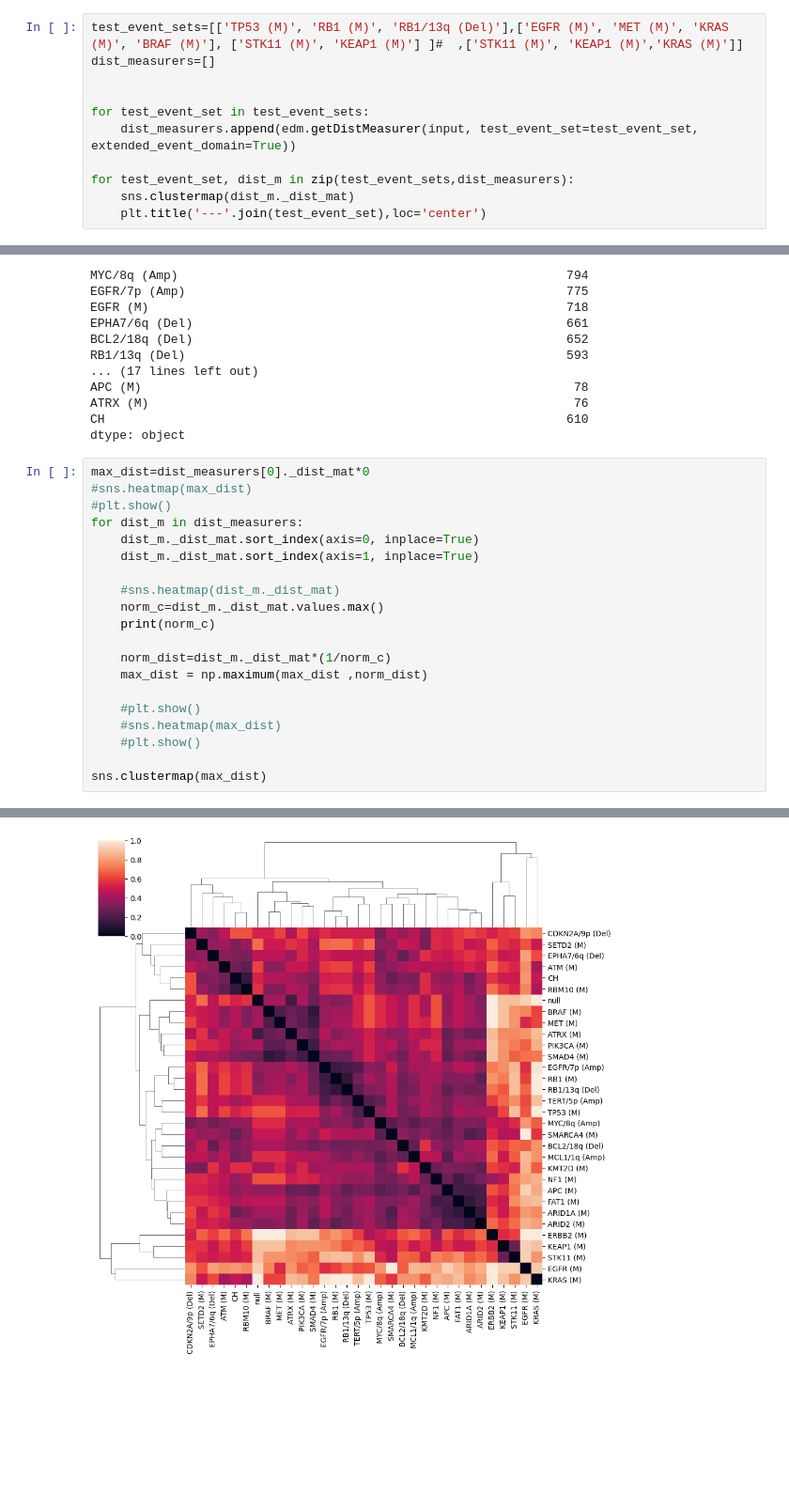
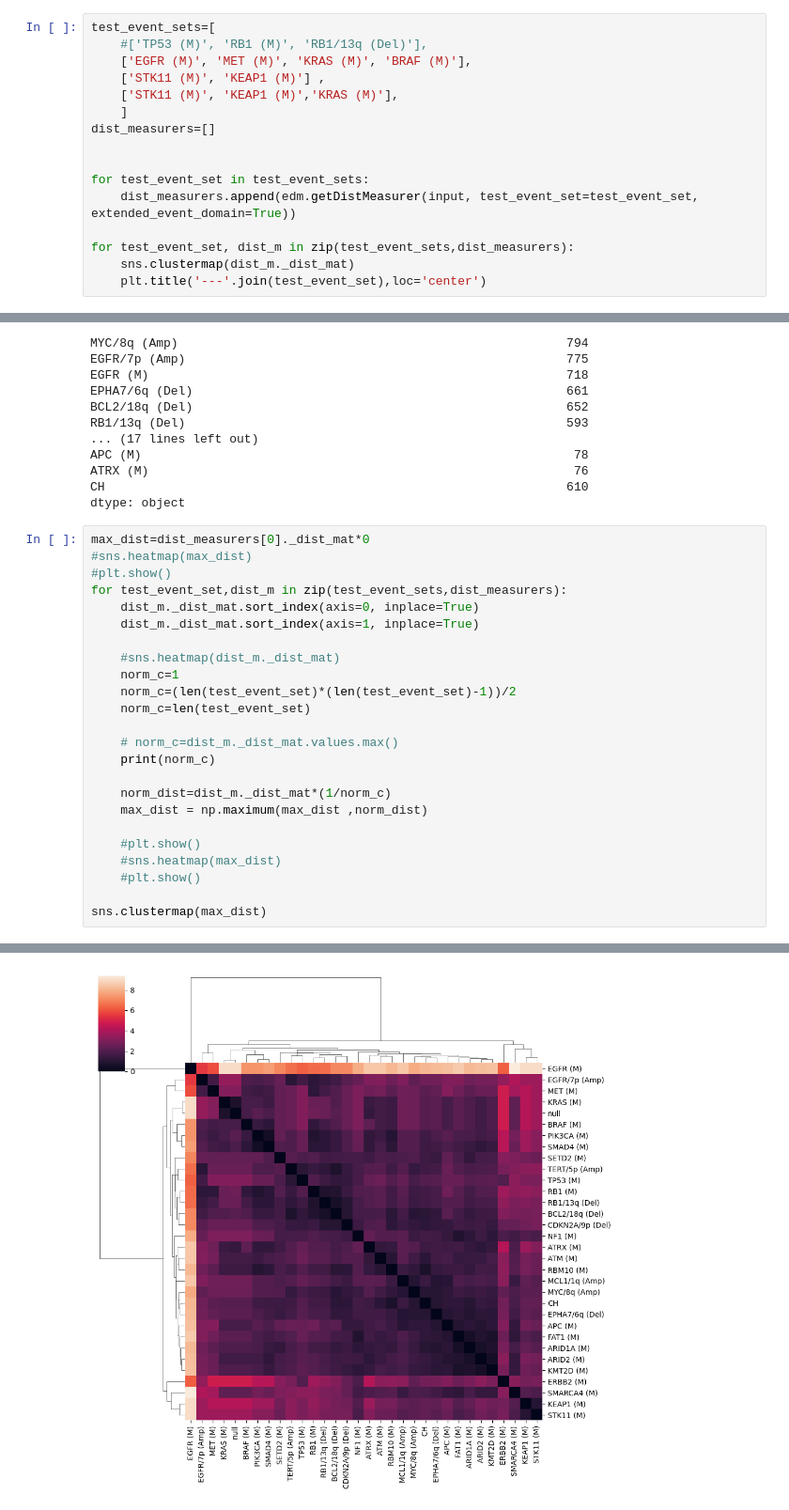
Before and after one commit to MichaelBonart/BachelorThesis, a Jupyter notebook: src/genie16_analysis.ipynb, the cells around one changed output, grey strips where cells are left out. Shown at 94% size. Saved outputs shown, nothing was run; the diff lists cells and outputs as text; blank space fills up the shorter version.

```diff
--- a/src/genie16_analysis.ipynb
+++ b/src/genie16_analysis.ipynb
@@ -70,7 +70,12 @@ check if mbonart_checkpoints/edm_50acc87c6c830/TP53M_MCL11qAmp_TERT5pAmp_KRASM
 # %% [markdown]
 Analyse dataset for test events chosen by biological function
 # %%
-test_event_sets=[['TP53 (M)', 'RB1 (M)', 'RB1/13q (Del)'],['EGFR (M)', 'MET (M)', 'KRAS (M)', 'BRAF (M)'], ['STK11 (M)', 'KEAP1 (M)'] ]#  ,['STK11 (M)', 'KEAP1 (M)','KRAS (M)']]
+test_event_sets=[
+    #['TP53 (M)', 'RB1 (M)', 'RB1/13q (Del)'],
+    ['EGFR (M)', 'MET (M)', 'KRAS (M)', 'BRAF (M)'],
+    ['STK11 (M)', 'KEAP1 (M)'] ,
+    ['STK11 (M)', 'KEAP1 (M)','KRAS (M)'],
+    ]
 dist_measurers=[]
 
 
@@ -134,12 +139,16 @@ dtype: object
 max_dist=dist_measurers[0]._dist_mat*0
 #sns.heatmap(max_dist)
 #plt.show()
-for dist_m in dist_measurers:
+for test_event_set,dist_m in zip(test_event_sets,dist_measurers):
     dist_m._dist_mat.sort_index(axis=0, inplace=True)
     dist_m._dist_mat.sort_index(axis=1, inplace=True)
 
     #sns.heatmap(dist_m._dist_mat)
-    norm_c=dist_m._dist_mat.values.max()
+    norm_c=1
+    norm_c=(len(test_event_set)*(len(test_event_set)-1))/2
+    norm_c=len(test_event_set)
+
+    # norm_c=dist_m._dist_mat.values.max()
     print(norm_c)
 
     norm_dist=dist_m._dist_mat*(1/norm_c)
@@ -157,5 +166,5 @@ sns.clustermap(max_dist)
 <seaborn.matrix.ClusterGrid at 0x...>
-[figure, old version]
+[figure, new version]
 # %%
 #print(dist_measurer._init_theta)
 
```
Also changed, not shown: parts of 5 cells of this notebook, 3 other files.
